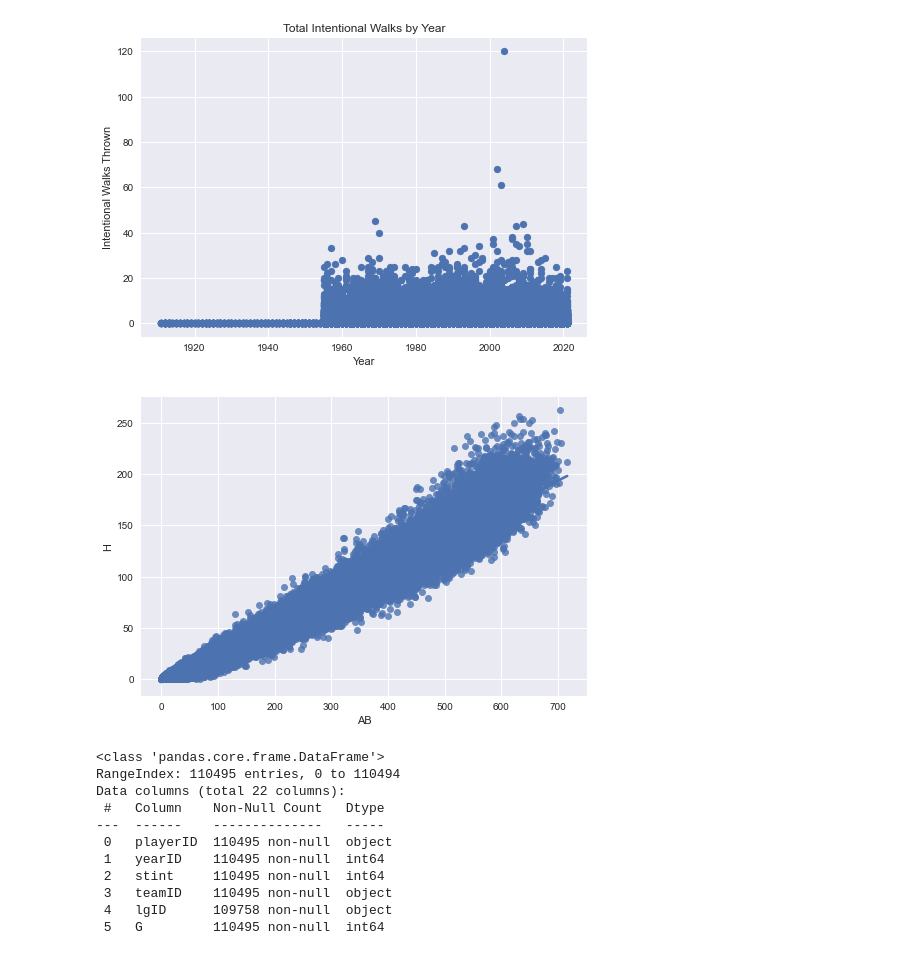
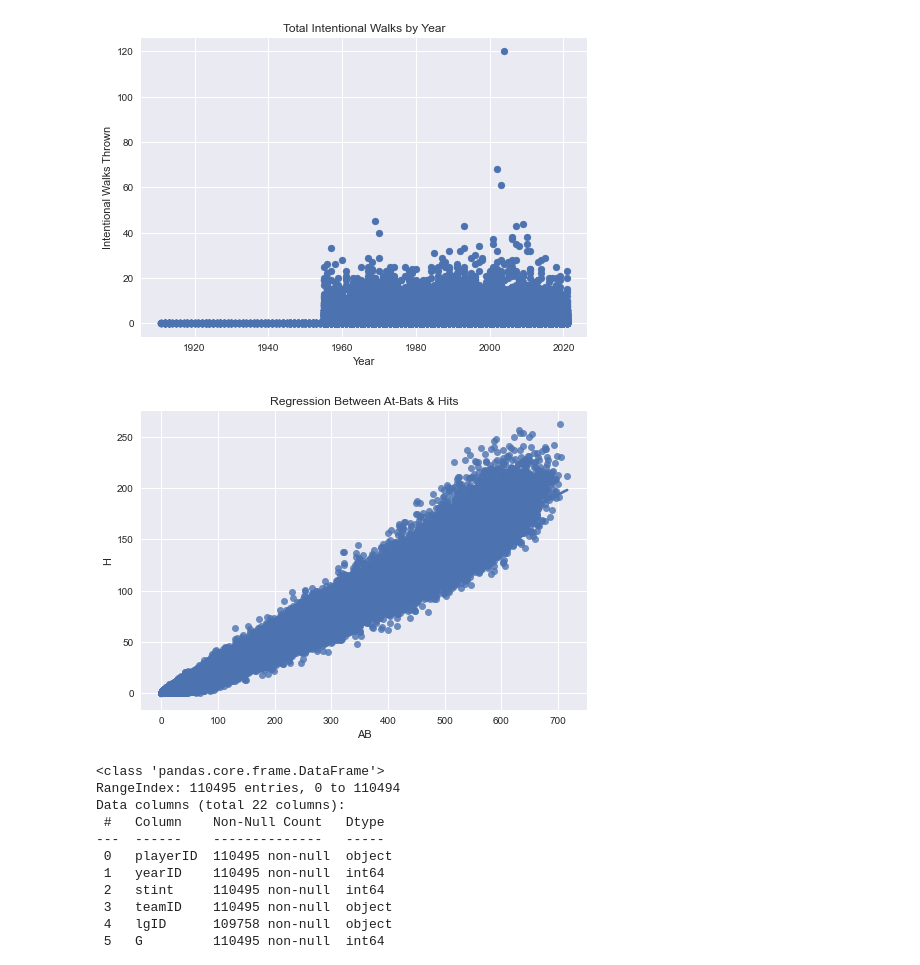
Before and after one commit to matthewjchin/baseballstats, a Jupyter notebook: SluggingDS.ipynb, the cells around one changed output. Drawn from its saved outputs; the diff is of its cells as text; code cells hidden in the pictures.

```diff
--- a/SluggingDS.ipynb
+++ b/SluggingDS.ipynb
@@ -124,9 +156,10 @@ plt.show()
 # %%
 # Regression Plot
 sns.regplot(slugpct["AB"], slugpct["H"])
+plt.title("Regression Between At-Bats & Hits")
 plt.show()
 # %% [output]
-[figure, old version]
+[figure, new version]
 # %%
  slugpct.info()
 # %% [output]
```
Also changed, not shown: parts of 7 cells of this notebook.
